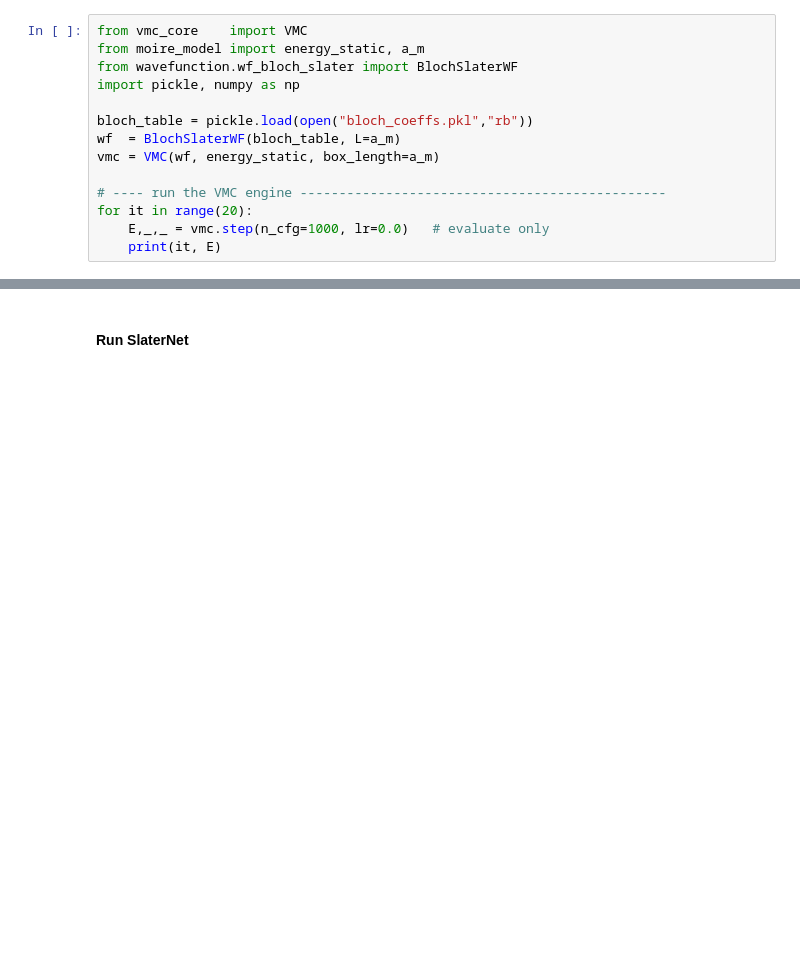
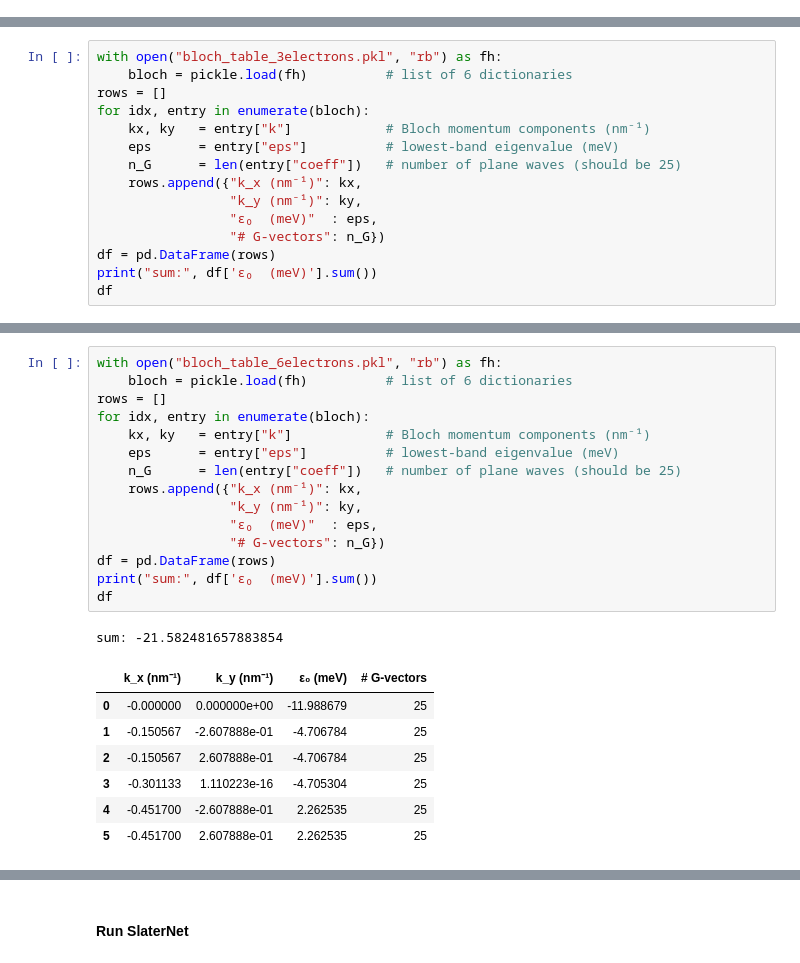
Before and after one commit to LexuZhao/SelfAttentionNN_VMC, a Jupyter notebook: test_code.ipynb, the cells around one changed output, grey strips where cells are left out. Saved outputs shown, nothing was run; the diff lists cells and outputs as text; blank space fills up the shorter version.

```diff
--- a/test_code.ipynb
+++ b/test_code.ipynb
@@ -132,14 +0,0 @@ plt.show()
-# %%
-from vmc_core    import VMC
-from moire_model import energy_static, a_m
-from wavefunction.wf_bloch_slater import BlochSlaterWF
-import pickle, numpy as np
-
-bloch_table = pickle.load(open("bloch_coeffs.pkl","rb"))
-wf  = BlochSlaterWF(bloch_table, L=a_m)
-vmc = VMC(wf, energy_static, box_length=a_m)
-
-# ---- run the VMC engine -----------------------------------------------
-for it in range(20):
-    E,_,_ = vmc.step(n_cfg=1000, lr=0.0)   # evaluate only
-    print(it, E)
@@ -149,0 +27,15 @@ KeyboardInterrupt:
+# %%
+with open("bloch_table_3electrons.pkl", "rb") as fh:
+    bloch = pickle.load(fh)          # list of 6 dictionaries
+rows = []
+for idx, entry in enumerate(bloch):
+    kx, ky   = entry["k"]            # Bloch momentum components (nm⁻¹)
+    eps      = entry["eps"]          # lowest-band eigenvalue (meV)
+    n_G      = len(entry["coeff"])   # number of plane waves (should be 25)
+    rows.append({"k_x (nm⁻¹)": kx,
+                 "k_y (nm⁻¹)": ky,
+                 "ε₀  (meV)"  : eps,
+                 "# G-vectors": n_G})
+df = pd.DataFrame(rows)
+print("sum:", df['ε₀  (meV)'].sum())
+df
@@ -149,0 +135,24 @@ KeyboardInterrupt:
+# %%
+with open("bloch_table_6electrons.pkl", "rb") as fh:
+    bloch = pickle.load(fh)          # list of 6 dictionaries
+rows = []
+for idx, entry in enumerate(bloch):
+    kx, ky   = entry["k"]            # Bloch momentum components (nm⁻¹)
+    eps      = entry["eps"]          # lowest-band eigenvalue (meV)
+    n_G      = len(entry["coeff"])   # number of plane waves (should be 25)
+    rows.append({"k_x (nm⁻¹)": kx,
+                 "k_y (nm⁻¹)": ky,
+                 "ε₀  (meV)"  : eps,
+                 "# G-vectors": n_G})
+df = pd.DataFrame(rows)
+print("sum:", df['ε₀  (meV)'].sum())
+df
+# %% [output]
+sum: -21.582481657883854
+|  | k_x (nm⁻¹) | k_y (nm⁻¹) | ε₀ (meV) | # G-vectors |
+| 0 | -0.000000 | 0.000000e+00 | -11.988679 | 25 |
+| 1 | -0.150567 | -2.607888e-01 | -4.706784 | 25 |
+| 2 | -0.150567 | 2.607888e-01 | -4.706784 | 25 |
+| 3 | -0.301133 | 1.110223e-16 | -4.705304 | 25 |
+| 4 | -0.451700 | -2.607888e-01 | 2.262535 | 25 |
+| 5 | -0.451700 | 2.607888e-01 | 2.262535 | 25 |
```
Also changed, not shown: parts of 60 cells of this notebook, 11 other files.
